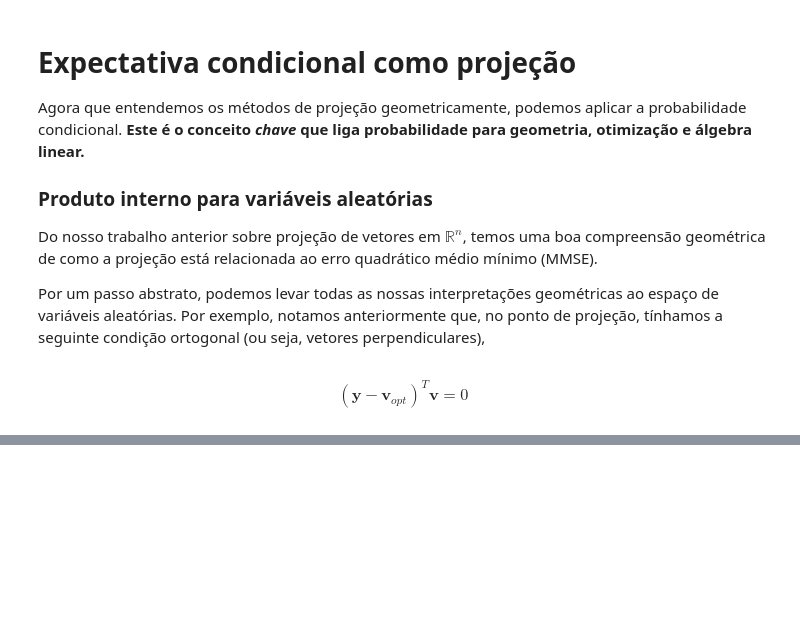
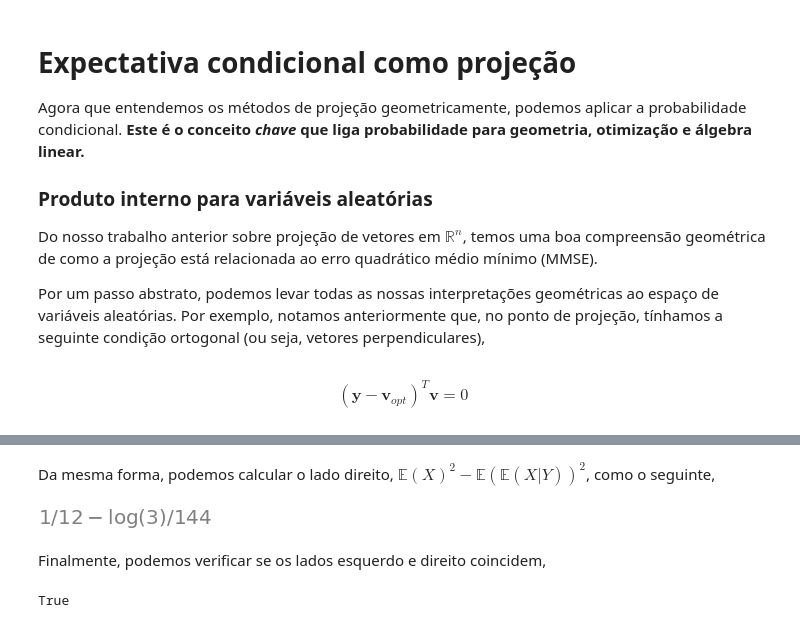
Before and after one commit to VF-Ferrari/Python, a Jupyter notebook: Aula 6 - Probabilidade 1.ipynb, the cells around one changed output, grey strips where cells are left out. Saved outputs shown, nothing was run; the diff lists cells and outputs as text; code cells hidden in the pictures; blank space fills up the shorter version.

```diff
--- a/Aula 6 - Probabilidade 1.ipynb
+++ b/Aula 6 - Probabilidade 1.ipynb
@@ -1623,0 +1949,15 @@ $$
+# %% [markdown]
+Da mesma forma, podemos calcular o lado direito, $\mathbb{E}(X)^2-\mathbb{E}(\mathbb{E}(X|Y))^2$,
+como o seguinte,
+# %%
+# Usando o teorema de Pitágoras
+RHS=integrate((x)**2*fx,(x,0,1))-integrate((EXY)**2*fy,(y,0,1))
+RHS # lado direito
+# %% [output]
+[figure, added]
+# %% [markdown]
+Finalmente, podemos verificar se os lados esquerdo e direito coincidem,
+# %%
+print(simplify(LHS-RHS)==0)
+# %% [output]
+True
```
Also changed, not shown: parts of 208 cells of this notebook, 1 other file.
